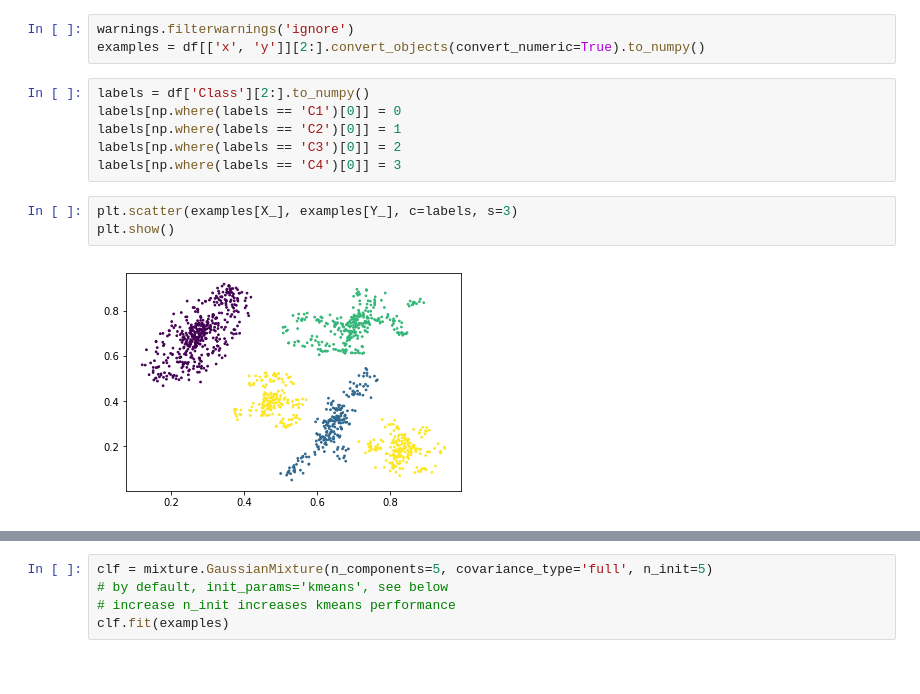
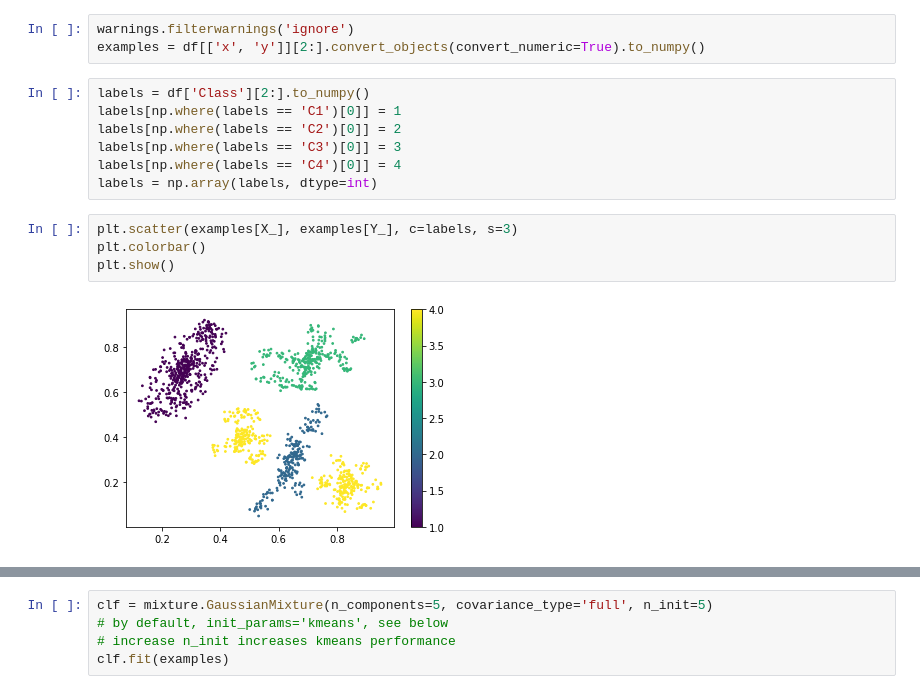
Before and after one commit to zhihanyang2022/bishop1995_notes, a Jupyter notebook: c5_radial_basis_functions/rbfn_gmm_and_linear.ipynb, the cells around one changed output, grey strips where cells are left out. Drawn from its saved outputs; the diff is of its cells as text.

```diff
--- a/c5_radial_basis_functions/rbfn_gmm_and_linear.ipynb
+++ b/c5_radial_basis_functions/rbfn_gmm_and_linear.ipynb
@@ -22,12 +23,14 @@ warnings.filterwarnings('ignore')
 examples = df[['x', 'y']][2:].convert_objects(convert_numeric=True).to_numpy()
 # %%
 labels = df['Class'][2:].to_numpy()
-labels[np.where(labels == 'C1')[0]] = 0
-labels[np.where(labels == 'C2')[0]] = 1
-labels[np.where(labels == 'C3')[0]] = 2
-labels[np.where(labels == 'C4')[0]] = 3
+labels[np.where(labels == 'C1')[0]] = 1
+labels[np.where(labels == 'C2')[0]] = 2
+labels[np.where(labels == 'C3')[0]] = 3
+labels[np.where(labels == 'C4')[0]] = 4
+labels = np.array(labels, dtype=int)
 # %%
 plt.scatter(examples[X_], examples[Y_], c=labels, s=3)
+plt.colorbar()
 plt.show()
 # %% [output]
-[figure, old version]
+[figure, new version]
```
Also changed, not shown: parts of 11 cells of this notebook.
